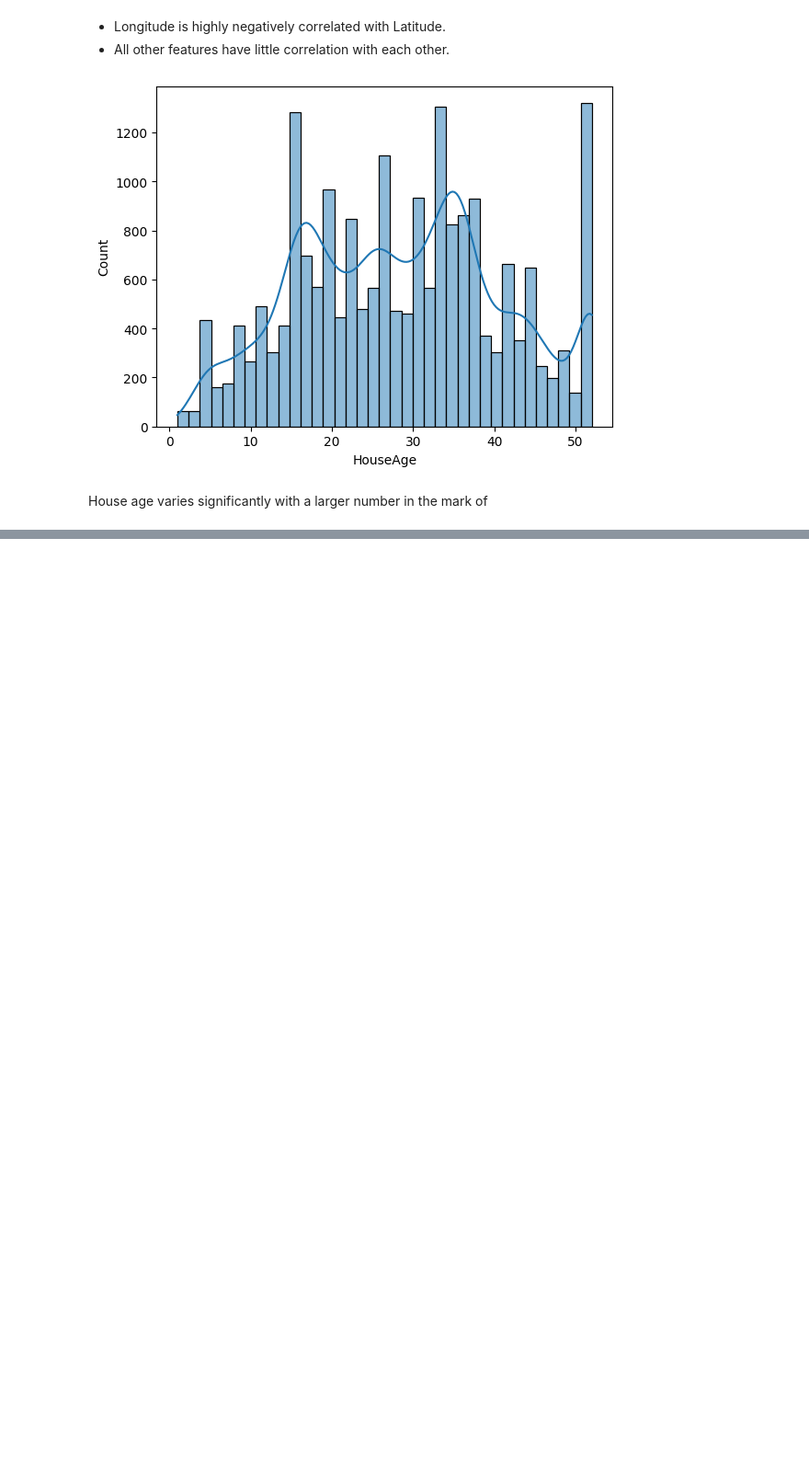
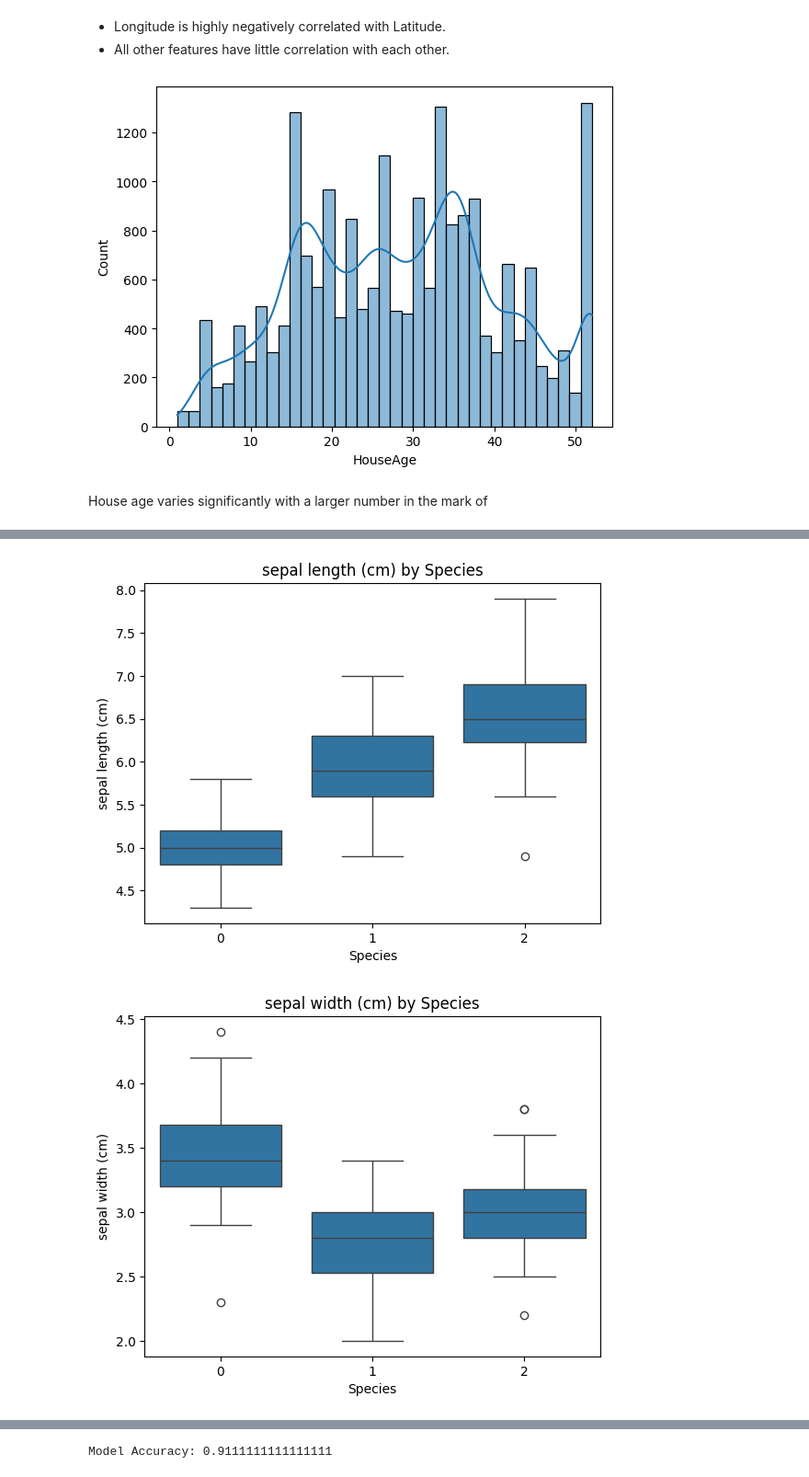
Before and after one commit to gordonnguyen/data-science-1, a Jupyter notebook: hw3/hw3.ipynb, the cells around one changed output, grey strips where cells are left out. Shown at 92% size. Saved outputs shown, nothing was run; the diff lists cells and outputs as text; code cells hidden in the pictures; blank space fills up the shorter version.

```diff
--- a/hw3/hw3.ipynb
+++ b/hw3/hw3.ipynb
@@ -97,0 +190,11 @@ X_train, X_test, y_train, y_test = train_test_split(X, y, test_size=0.3)
+# %%
+features = ['sepal length (cm)', 'sepal width (cm)', 'petal length (cm)', 'petal width (cm)']
+for feature in features:
+    sns.boxplot(x=y_iris, y=X_iris[feature])
+    plt.title(f'{feature} by Species')
+    plt.xlabel('Species')
+    plt.ylabel(feature)
+    plt.show()
+# %% [output]
+[figure, added]
+[figure, added]
@@ -97,0 +203,23 @@ X_train, X_test, y_train, y_test = train_test_split(X, y, test_size=0.3)
+# %%
+from sklearn.neural_network import MLPClassifier
+from sklearn.metrics import accuracy_score
+
+# Scale data and split into training/testing sets
+scaler = StandardScaler()
+X_scaled_iris = scaler.fit_transform(X_iris)
+X_train_iris, X_test_iris, y_train_iris, y_test_iris = train_test_split(X_scaled_iris, y_iris, test_size=0.3)
+
+# Train neural network classifier
+classifier = MLPClassifier(hidden_layer_sizes=(256, 128, 64, 32), activation='relu', random_state=42)
+classifier.fit(X_train_iris, y_train_iris)
+
+# Generate predictions on the test set
+predictions_iris = classifier.predict(X_test_iris)
+
+# Evaluate model performance on test set
+accuracy = accuracy_score(y_test_iris, predictions_iris)
+
+#classifier.score(X_test_iris, y_test_iris)
+print(f"Model Accuracy: {accuracy}")
+# %% [output]
+Model Accuracy: 0.9111111111111111
```
Also changed, not shown: parts of 15 cells of this notebook.
